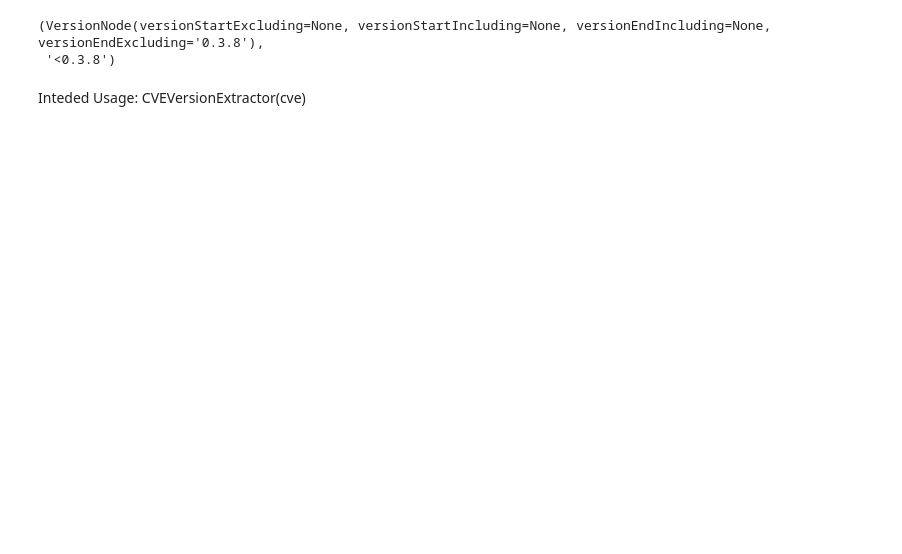
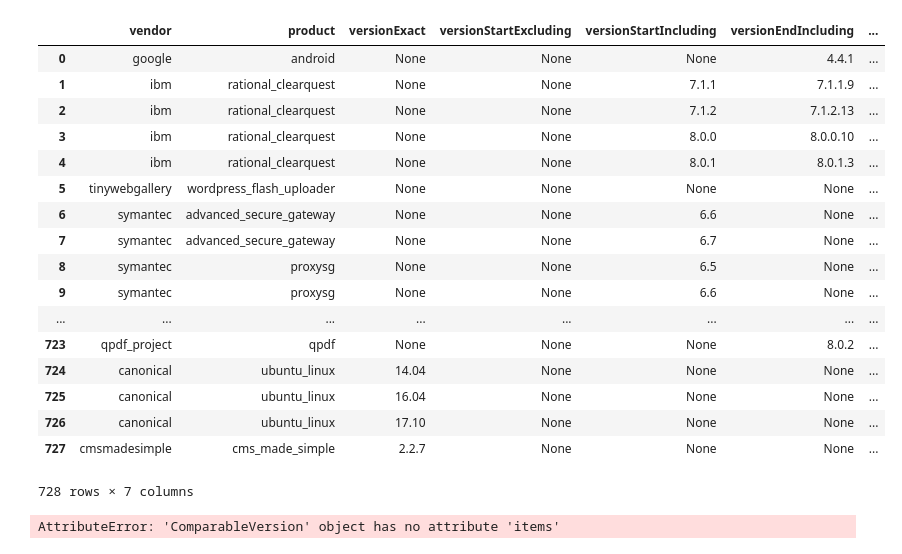
Before and after one commit to CermakM/fabric8-analytics-nvd-toolkit, a Jupyter notebook: examples/example_version_ranges.ipynb, the cells around one changed output. Saved outputs shown, nothing was run; the diff lists cells and outputs as text; code cells hidden in the pictures; blank space fills up the shorter version.

Commit message:
[WIP] Version ranges ground work
Signed-off-by: Marek Cermak <macermak@redhat.com>

modified:   example_version_ranges.ipynb

```diff
--- a/examples/example_version_ranges.ipynb
+++ b/examples/example_version_ranges.ipynb
@@ -19,7 +21,7 @@ feed = NVD.from_recent()
 
 data = list(feed.cves())
 # %%
-transformed = NVDFeedPreprocessor(attributes=['configurations']).fit_transform(data)
+transformed = NVDFeedPreprocessor(attributes=['cve_id', 'configurations']).fit_transform(data, use_filter=False)
 # %%
 # Series.configurations contains List[ConfigurationNode]
 transformed_filtered = list(filter(lambda e: any(e.configurations), transformed))
@@ -45,0 +28,3 @@ pd.DataFrame(transformed_filtered)
+# %%
+df = pd.DataFrame(transformed_filtered).drop('repository', axis=1)
+df
@@ -64,6 +68,9 @@ cpe_base_list = list(
 from itertools import compress
 
 CPE_VERSION_ATTRIBUTE_LIST = [
+    'vendor',
+    'product',
+    'versionExact',
     'versionStartExcluding',
     'versionStartIncluding',
     'versionEndIncluding',
@@ -71,12 +78,12 @@ CPE_VERSION_ATTRIBUTE_LIST = [
 ]
 
 
-VICTIM_VERSION_OPERATOR_LIST = ['>', '>=', '<=', '<']
+VICTIM_VERSION_OPERATOR_LIST = ['==', '>', '>=', '<=', '<']
 
 
 class VersionNode(namedtuple('VersionNode', CPE_VERSION_ATTRIBUTE_LIST)):
 
-    def __new__(cls, cpe):
+    def __new__(cls, cpe=None):
         return super(VersionNode, cls).__new__(
             cls,
             **{attr: getattr(cpe, attr, None) for attr in CPE_VERSION_ATTRIBUTE_LIST}
@@ -89,24 +96,61 @@ class VersionNode(namedtuple('VersionNode', CPE_VERSION_ATTRIBUTE_LIST)):
         raise NotImplementedError
 
     def __eq__(self, other):
-        raise NotImplementedError
+        if (self.vendor, self.product) != (other.vendor, other.product):
+            return False
+
+        return all([
+            ComparableVersion(ver_a).compare_to(ComparableVersion(ver_b))
+            for ver_a, ver_b in zip(self[2:], other[2:])
+        ])
+
+    @classmethod
+    def from_cpe(cls, cpe_list: list) -> list:
+        if not cpe_list:
+            return None
+
+        return [cls(cpe) for cpe in cpe_list]
 
     @property
     def victims_notation(self):
         return VersionNode.get_victims_notation(self)
 
     @staticmethod
-    def get_victims_notation(other: typing.Union[VersionNode, tuple]):
+    def get_victims_notation(other: typing.Union["VersionNode", tuple]):
         version_string =  ",".join([
             f"{op}{version}" for op, version in zip(VICTIM_VERSION_OPERATOR_LIST, other)
             if version is not None
         ])
 
         return version_string
-# %%
-VersionNode(cpe_base_list[5]),  VersionNode(cpe_base_list[5]).victims_notation
-# %% [output]
-(VersionNode(versionStartExcluding=None, versionStartIncluding=None, versionEndIncluding=None, versionEndExcluding='0.3.8'),
- '<0.3.8')
-# %% [markdown]
-Inteded Usage: CVEVersionExtractor(cve)
+# %%
+version_nodes = list()
+for config in df.configurations:
+    for node in config:
+        version_ranges = VersionNode.from_cpe(node.cpe)
+        version_nodes.extend(version_ranges or [])
+# %%
+version_series = pd.Series(version_nodes)
+version_series.dropna(inplace=True)
+version_series.drop_duplicates(inplace=True)
+
+pd.DataFrame.from_records(version_series.values.tolist(), columns=CPE_VERSION_ATTRIBUTE_LIST)
+# %% [output]
+|  | vendor | product | versionExact | versionStartExcluding | versionStartIncluding | versionEndIncluding | ... |
+| 0 | google | android | None | None | None | 4.4.1 | ... |
+| 1 | ibm | rational_clearquest | None | None | 7.1.1 | 7.1.1.9 | ... |
+| 2 | ibm | rational_clearquest | None | None | 7.1.2 | 7.1.2.13 | ... |
+| 3 | ibm | rational_clearquest | None | None | 8.0.0 | 8.0.0.10 | ... |
+| 4 | ibm | rational_clearquest | None | None | 8.0.1 | 8.0.1.3 | ... |
+| 5 | tinywebgallery | wordpress_flash_uploader | None | None | None | None | ... |
+| 6 | symantec | advanced_secure_gateway | None | None | 6.6 | None | ... |
+| 7 | symantec | advanced_secure_gateway | None | None | 6.7 | None | ... |
+| 8 | symantec | proxysg | None | None | 6.5 | None | ... |
+| 9 | symantec | proxysg | None | None | 6.6 | None | ... |
+| ... | ... | ... | ... | ... | ... | ... | ... |
+| 723 | qpdf_project | qpdf | None | None | None | 8.0.2 | ... |
+| 724 | canonical | ubuntu_linux | 14.04 | None | None | None | ... |
+| 725 | canonical | ubuntu_linux | 16.04 | None | None | None | ... |
+| 726 | canonical | ubuntu_linux | 17.10 | None | None | None | ... |
+| 727 | cmsmadesimple | cms_made_simple | 2.2.7 | None | None | None | ... |
+728 rows × 7 columns
@@ -112,0 +165,4 @@ Inteded Usage: CVEVersionExtractor(cve)
+# %%
+a == b
+# %% [output]
+AttributeError: 'ComparableVersion' object has no attribute 'items'
```
Also changed, not shown: parts of 7 cells of this notebook.
